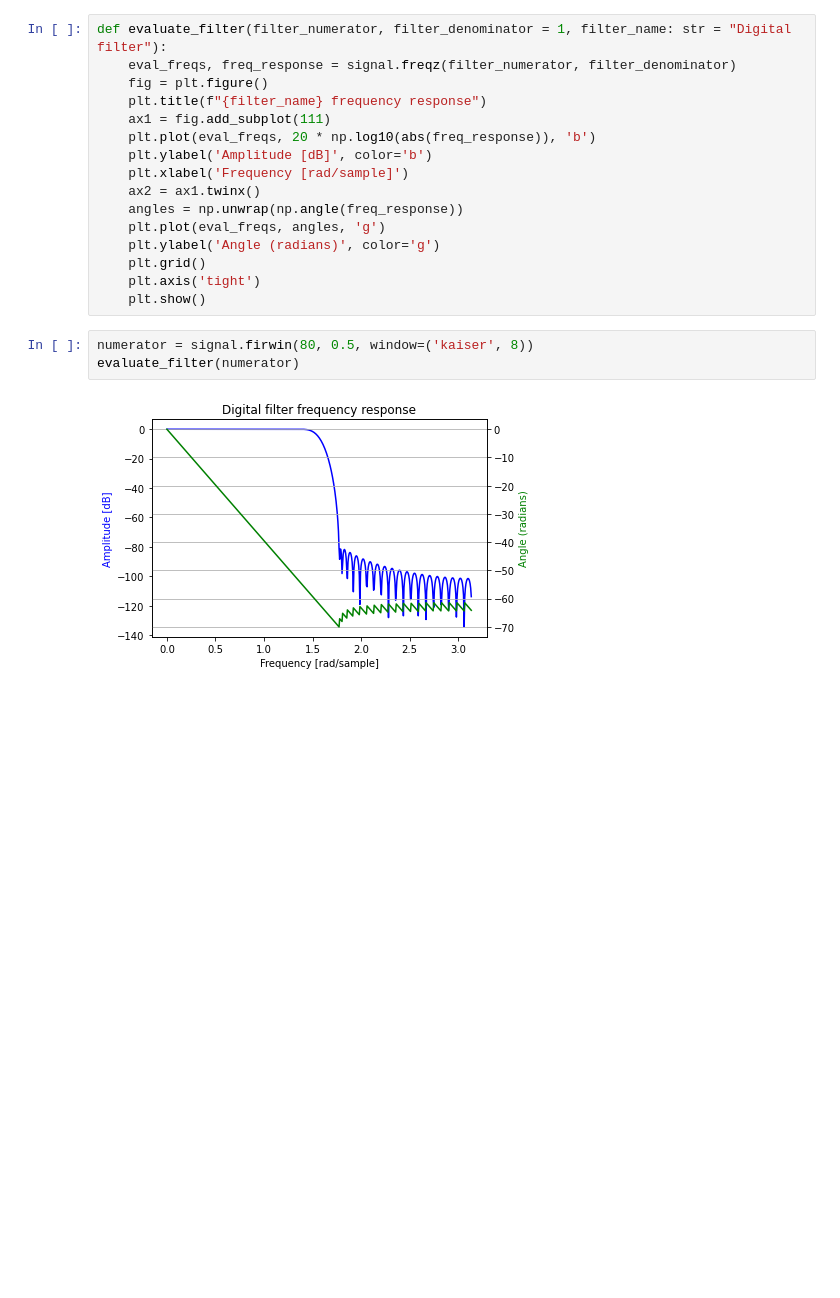
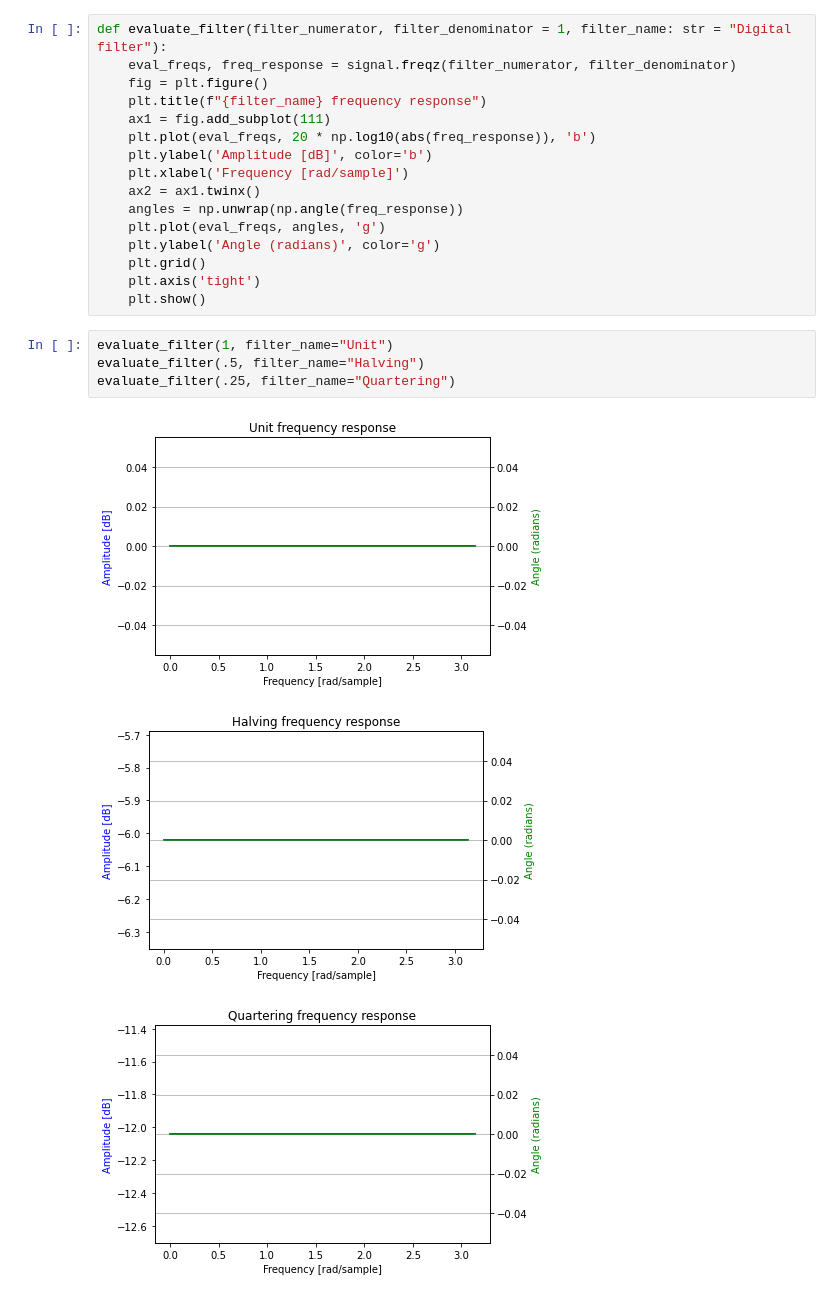
Before and after one commit to AdamVD/EEEE-533-BioSignal-Processing, a Jupyter notebook: practicals/chapter4/notebooks/Chapter 4 Practical.ipynb, the cells around one changed output. Saved outputs shown, nothing was run; the diff lists cells and outputs as text; blank space fills up the shorter version.

Commit message:
Uninteresting filters to validate evaluation function

```diff
--- a/practicals/chapter4/notebooks/Chapter 4 Practical.ipynb
+++ b/practicals/chapter4/notebooks/Chapter 4 Practical.ipynb
@@ -22,8 +22,11 @@ def evaluate_filter(filter_numerator, filter_denominator = 1, filter_name: str =
     plt.grid()
     plt.axis('tight')
     plt.show()
-# %%
-numerator = signal.firwin(80, 0.5, window=('kaiser', 8))
-evaluate_filter(numerator)
-# %% [output]
-[figure, removed]
+# %%
+evaluate_filter(1, filter_name="Unit")
+evaluate_filter(.5, filter_name="Halving")
+evaluate_filter(.25, filter_name="Quartering")
+# %% [output]
+[figure, added]
+[figure, added]
+[figure, added]
```
